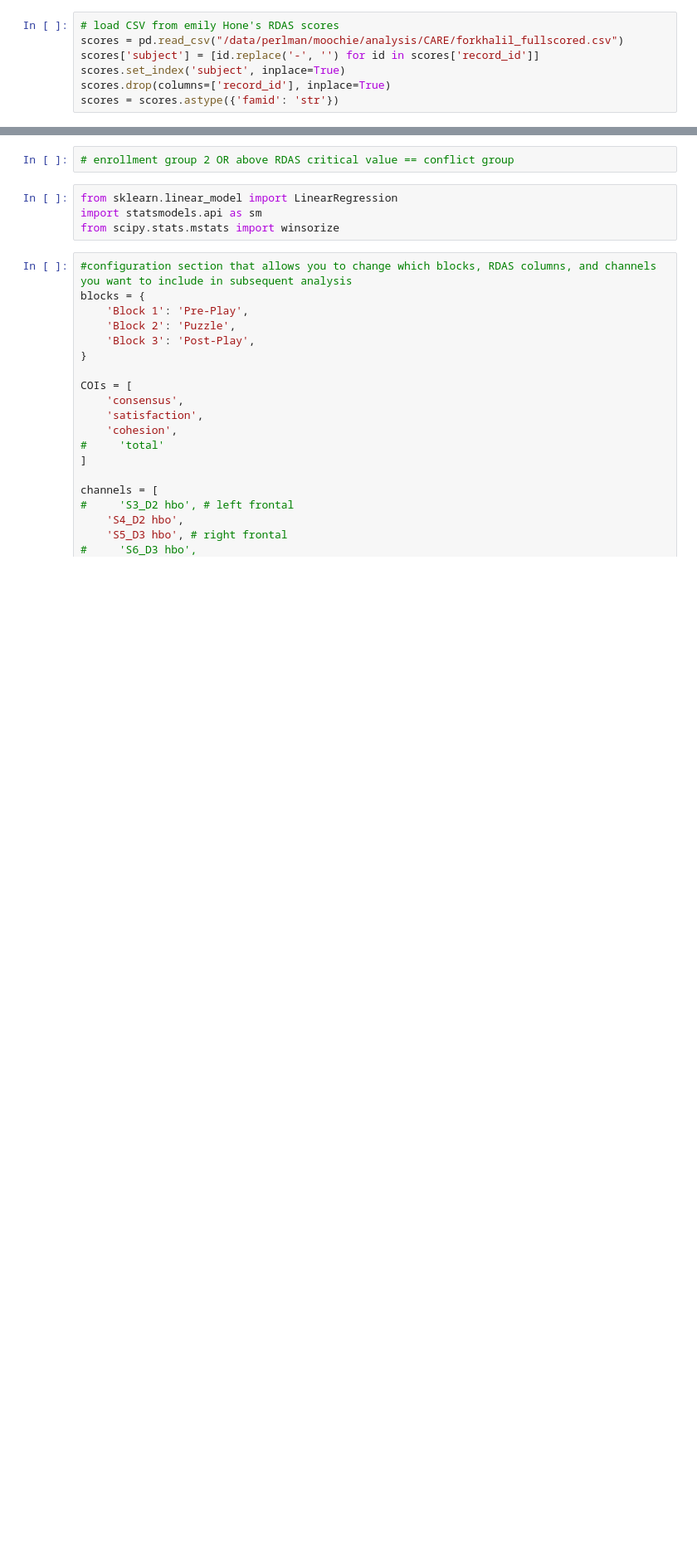
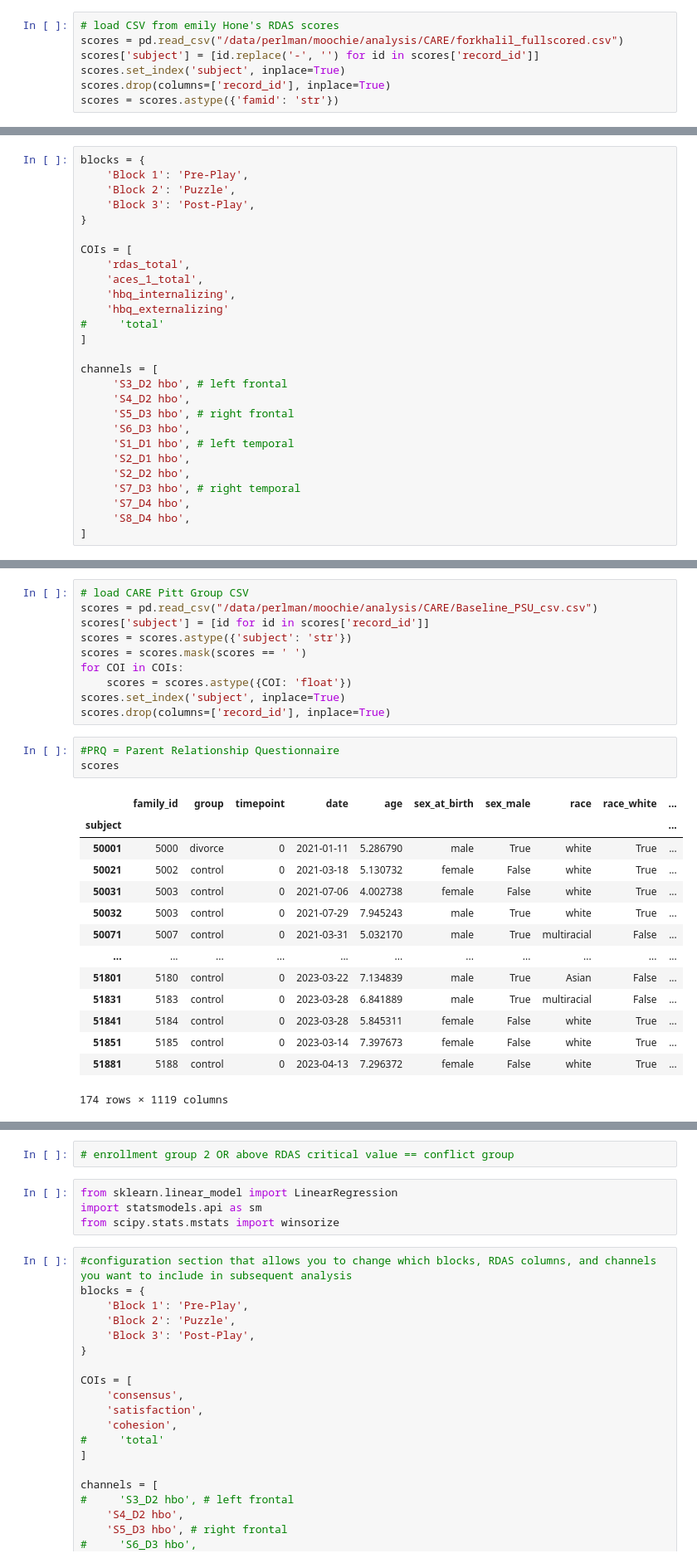
Before and after one commit to ChildBrainLab/LCBDtools, a Jupyter notebook: scripts/NIRS/notebooks/fnirs-synchrony-CARE.ipynb, the cells around one changed output, grey strips where cells are left out. Shown at 83% size. Drawn from its saved outputs; the diff is of its cells as text; blank space fills up the shorter version.

```diff
--- a/scripts/NIRS/notebooks/fnirs-synchrony-CARE.ipynb
+++ b/scripts/NIRS/notebooks/fnirs-synchrony-CARE.ipynb
@@ -1923,0 +1870,27 @@ scores
+# %%
+blocks = {
+    'Block 1': 'Pre-Play',
+    'Block 2': 'Puzzle',
+    'Block 3': 'Post-Play',
+}
+
+COIs = [
+    'rdas_total',
+    'aces_1_total',
+    'hbq_internalizing',
+    'hbq_externalizing'
+#     'total'
+]
+
+channels = [
+     'S3_D2 hbo', # left frontal
+     'S4_D2 hbo',
+     'S5_D3 hbo', # right frontal
+     'S6_D3 hbo',
+     'S1_D1 hbo', # left temporal
+     'S2_D1 hbo',
+     'S2_D2 hbo',
+     'S7_D3 hbo', # right temporal
+     'S7_D4 hbo',
+     'S8_D4 hbo',
+]
@@ -1924,3 +1914,31 @@ scores
+# %%
+# load CARE Pitt Group CSV
+scores = pd.read_csv("/data/perlman/moochie/analysis/CARE/Baseline_PSU_csv.csv")
+scores['subject'] = [id for id in scores['record_id']]
+scores = scores.astype({'subject': 'str'})
+scores = scores.mask(scores == ' ')
+for COI in COIs:
+    scores = scores.astype({COI: 'float'})
+scores.set_index('subject', inplace=True)
+scores.drop(columns=['record_id'], inplace=True)
+# %%
+#PRQ = Parent Relationship Questionnaire
+scores
+# %% [output]
+|  | family_id | group | timepoint | date | age | sex_at_birth | sex_male | race | race_white | ... |
+| subject |  |  |  |  |  |  |  |  |  | ... |
+| 50001 | 5000 | divorce | 0 | 2021-01-11 | 5.286790 | male | True | white | True | ... |
+| 50021 | 5002 | control | 0 | 2021-03-18 | 5.130732 | female | False | white | True | ... |
+| 50031 | 5003 | control | 0 | 2021-07-06 | 4.002738 | female | False | white | True | ... |
+| 50032 | 5003 | control | 0 | 2021-07-29 | 7.945243 | male | True | white | True | ... |
+| 50071 | 5007 | control | 0 | 2021-03-31 | 5.032170 | male | True | multiracial | False | ... |
+| ... | ... | ... | ... | ... | ... | ... | ... | ... | ... | ... |
+| 51801 | 5180 | control | 0 | 2023-03-22 | 7.134839 | male | True | Asian | False | ... |
+| 51831 | 5183 | control | 0 | 2023-03-28 | 6.841889 | male | True | multiracial | False | ... |
+| 51841 | 5184 | control | 0 | 2023-03-28 | 5.845311 | female | False | white | True | ... |
+| 51851 | 5185 | control | 0 | 2023-03-14 | 7.397673 | female | False | white | True | ... |
+| 51881 | 5188 | control | 0 | 2023-04-13 | 7.296372 | female | False | white | True | ... |
+174 rows × 1119 columns
 # %%
 scores.columns
 # %% [output]
```
Also changed, not shown: parts of 39 cells of this notebook, 12 other files.
